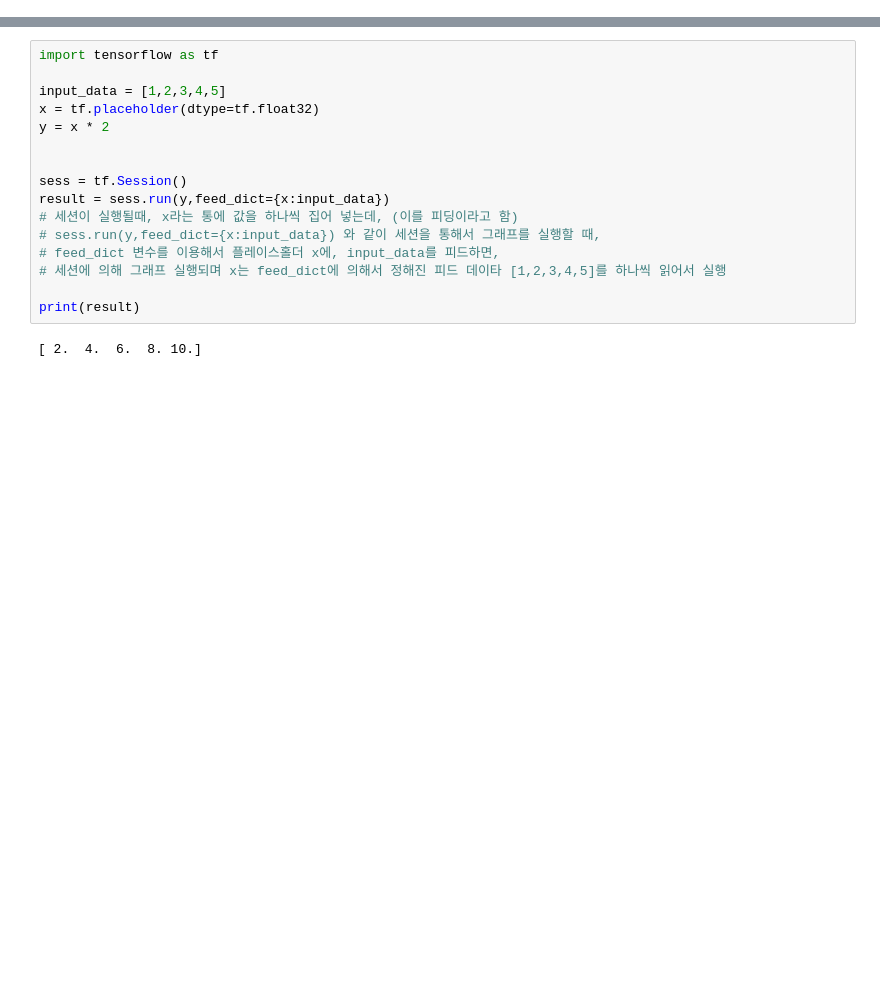
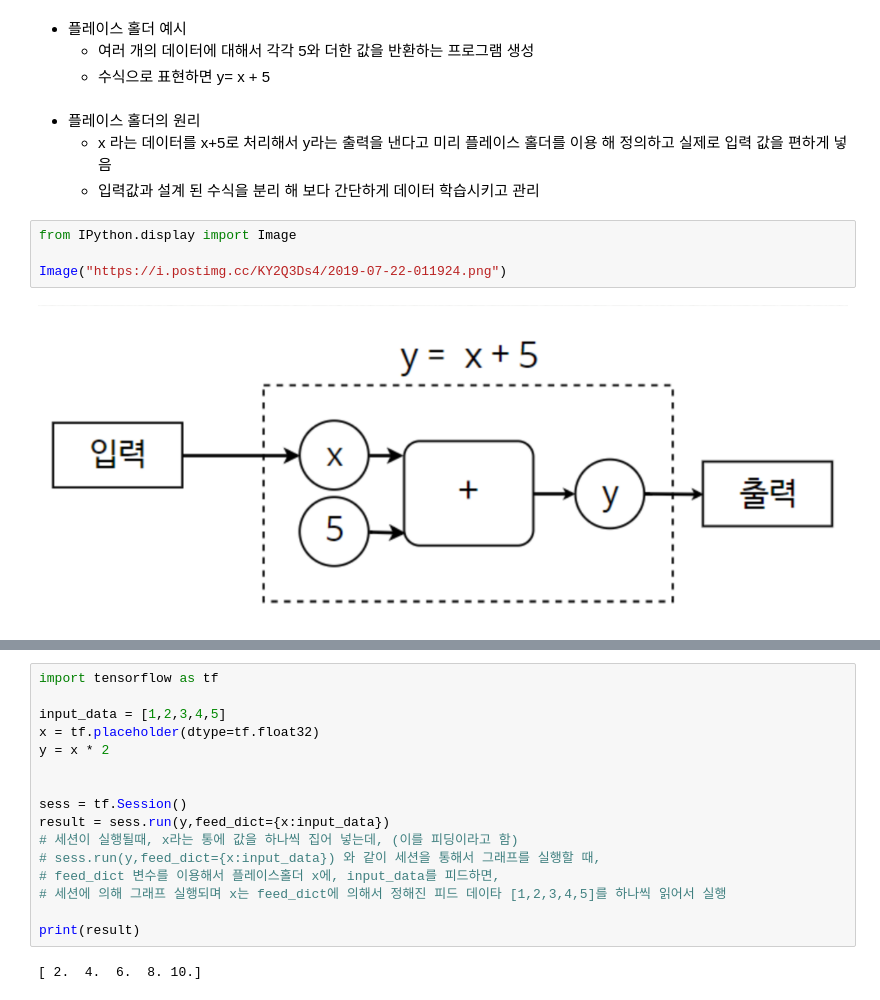
Before and after one commit to jgumin/jupyter-notebook, a Jupyter notebook: snippet/tensorflow-tutorial.ipynb, the cells around one changed output, grey strips where cells are left out. Cells and saved outputs as stored; diff of their text form; blank space fills up the shorter version.

```diff
--- a/snippet/tensorflow-tutorial.ipynb
+++ b/snippet/tensorflow-tutorial.ipynb
@@ -41,3 +139,17 @@ Tensor("add_1:0", shape=(1,), dtype=float32)
     - dtype : 플레이스홀더에 저장되는 데이타형
     - shape : 행렬의 차원을 정의. shape=[3,3]으로 정의해주면, 이 상수는 3x3 행렬을 저장
     - name : 이 플레이스 홀더의 이름을 정의
+# %% [markdown]
+* 플레이스 홀더 예시
+    * 여러 개의 데이터에 대해서 각각 5와 더한 값을 반환하는 프로그램 생성
+    * 수식으로 표현하면 y= x + 5
+# %% [markdown]
+- 플레이스 홀더의 원리
+  * x 라는 데이터를 x+5로 처리해서 y라는 출력을 낸다고 미리 플레이스 홀더를 이용 해 정의하고 실제로 입력 값을 편하게 넣음
+  * 입력값과 설계 된 수식을 분리 해 보다 간단하게 데이터 학습시키고 관리
+# %%
+from IPython.display import Image
+
+Image("https://i.postimg.cc/KY2Q3Ds4/2019-07-22-011924.png")
+# %% [output]
+[figure, added]
```
Also changed, not shown: parts of 19 cells of this notebook.
